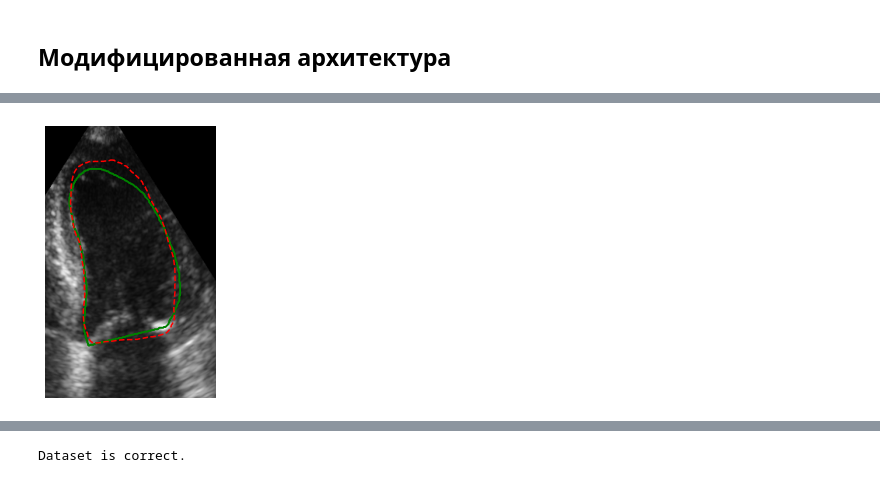
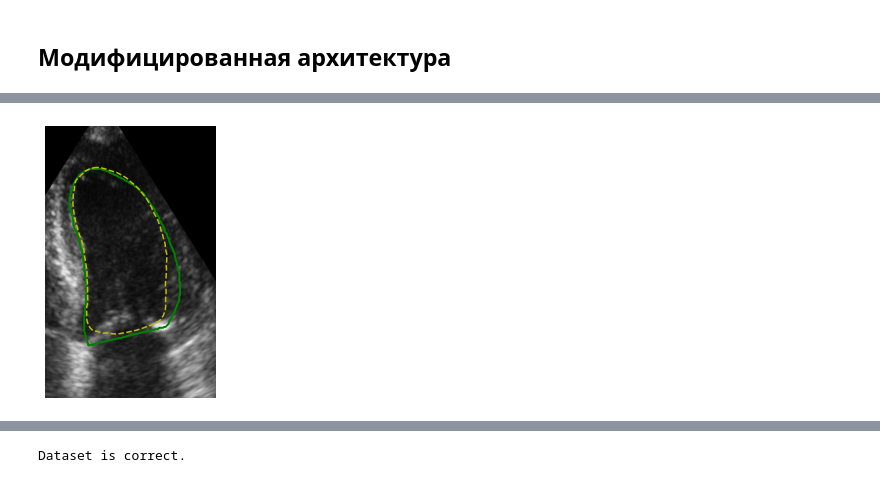
Before and after one commit to zvvzuzin/us_left_ventricle, a Jupyter notebook: segmentation/analysis_cnn_models.ipynb, the cells around one changed output, grey strips where cells are left out. Saved outputs shown, nothing was run; the diff lists cells and outputs as text; code cells hidden in the pictures.

```diff
--- a/segmentation/analysis_cnn_models.ipynb
+++ b/segmentation/analysis_cnn_models.ipynb
@@ -863,15 +865,15 @@ m = msks[0,0,:,:].cpu().detach().numpy()
 # %%
 plt.figure(figsize=(5,5))
 plt.imshow(imgs[0,0,], cmap = plt.cm.gray)
 plt.contour(m, 1, colors='g')
-plt.contour(o, 1, colors='r', linestyles='dashed')
+plt.contour(o, 1, colors='y', linestyles='dashed')
 plt.axis('off')
 plt.xlim(180,400)
 plt.ylim(30,380)
 plt.gca().invert_yaxis()
 plt.savefig('cnn/us_image_res_modified_unet.png', bbox_inches='tight', pad_inches=0,)
 # %% [output]
-[figure, old version]
+[figure, new version]
 # %%
 indexes = [5, 30, 50]
 xs = [(100 * 512/388,300 * 512/388), (100 * 512/388,300* 512/388), (100* 512/388,300* 512/388)]
```
Also changed, not shown: parts of 15 cells of this notebook, 7 other files.
